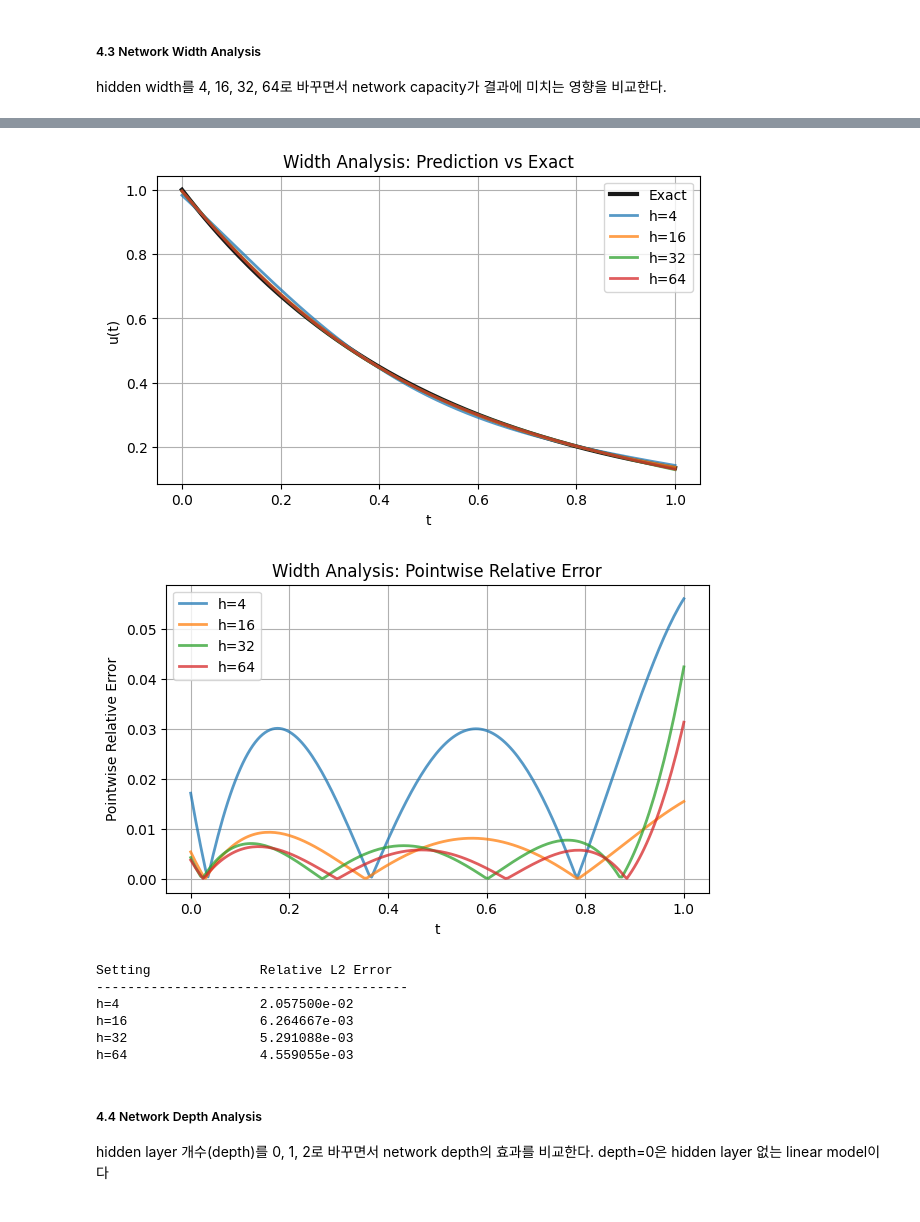
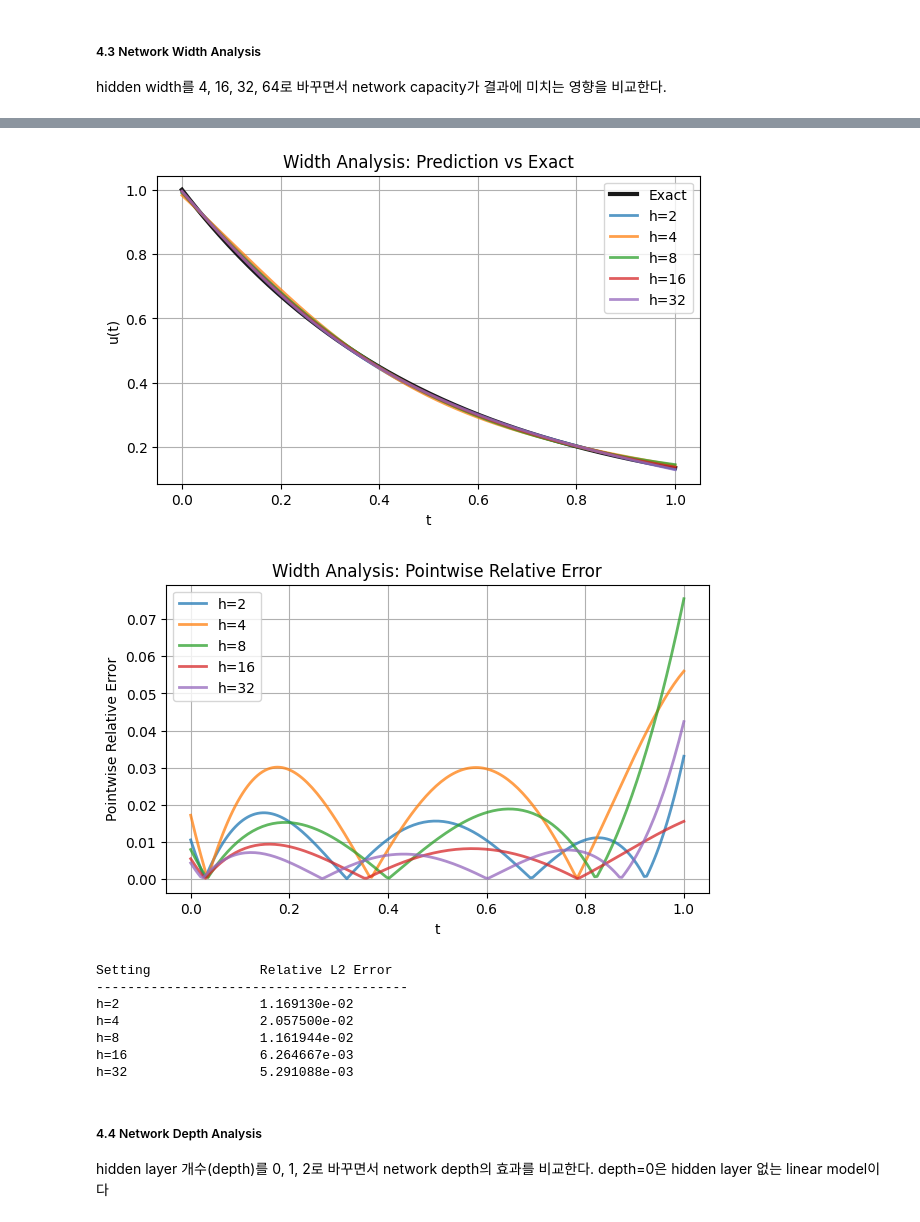
Before and after one commit to jasonok467570/deep-learning-hw1, a Jupyter notebook: HW1.ipynb, the cells around one changed output, grey strips where cells are left out. Saved outputs shown, nothing was run; the diff lists cells and outputs as text; code cells hidden in the pictures.

```diff
--- a/HW1.ipynb
+++ b/HW1.ipynb
@@ -953,7 +953,8 @@ hidden width를 4, 16, 32, 64로 바꾸면서 network capacity가 결과에 미
 # ============================================================
 # Network Width Analysis
 # ============================================================
-width_list = [4, 16, 32, 64]
+# width_list = [4, 16, 32, 64]
+width_list = [2, 4, 8, 16, 32]
 
 width_results = {}
 width_eval = {}
@@ -995,11 +1019,12 @@ print_relative_l2_table(width_eval)
-[figure, old version]
+[figure, new version]
-[figure, old version]
+[figure, new version]
-Setting              Relative L2 Error
-----------------------------------------
-h=4                  2.057500e-02
-h=16                 6.264667e-03
-h=32                 5.291088e-03
-h=64                 4.559055e-03
+Setting              Relative L2 Error
+----------------------------------------
+h=2                  1.169130e-02
+h=4                  2.057500e-02
+h=8                  1.161944e-02
+h=16                 6.264667e-03
+h=32                 5.291088e-03
 # %% [markdown]
 ##### 4.4 Network Depth Analysis
 hidden layer 개수(depth)를 0, 1, 2로 바꾸면서 network depth의 효과를 비교한다. depth=0은 hidden layer 없는 linear model이다
```
Also changed, not shown: parts of 2 cells of this notebook.
